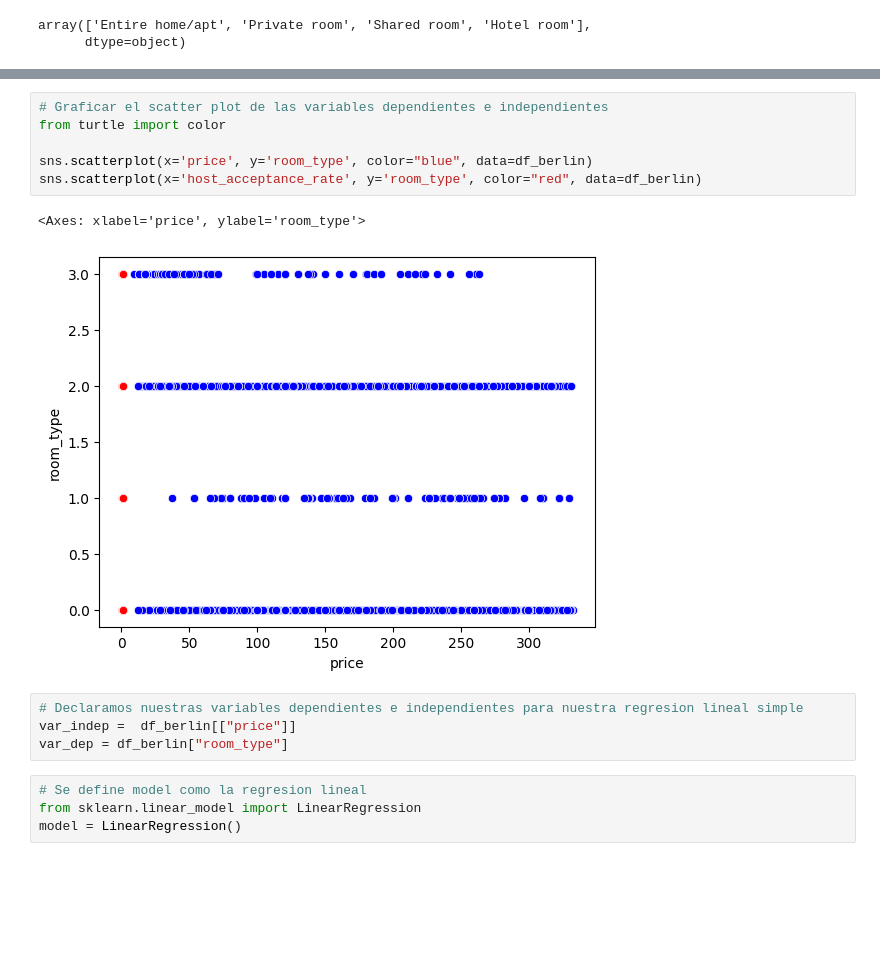
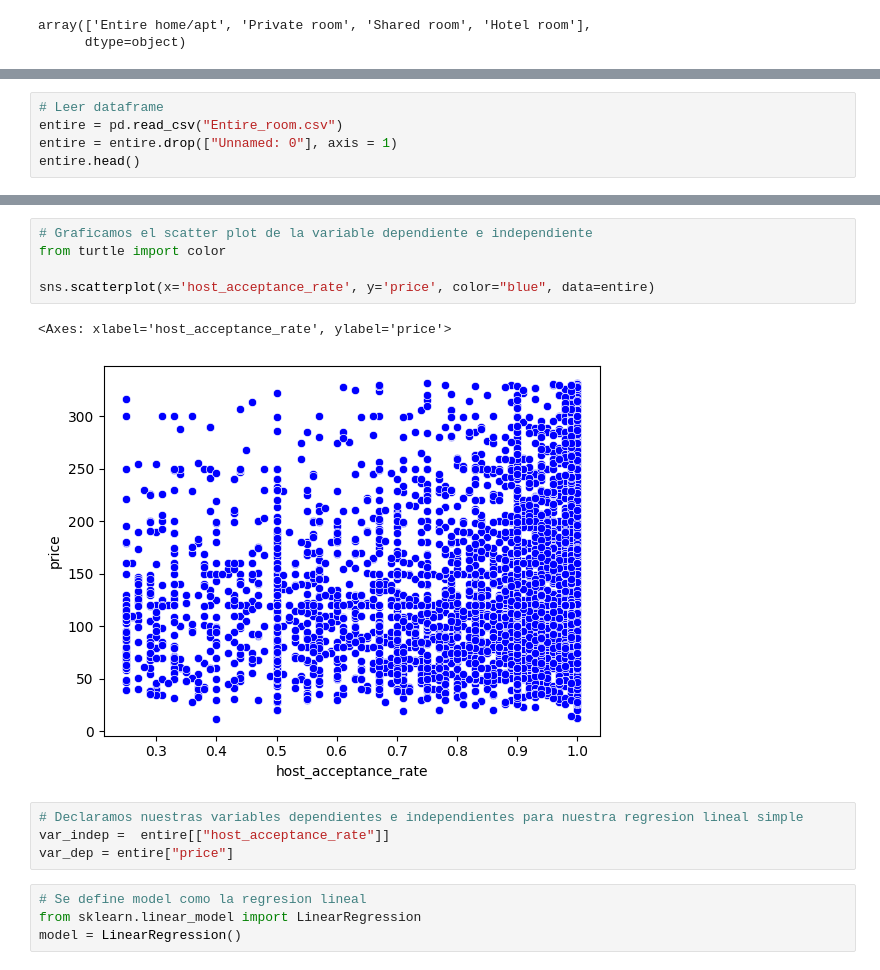
Before and after one commit to GabLopezAl/Regresion-Lineal-Simple-Y-Multiple, a Jupyter notebook: Codigo_Berlin.ipynb, the cells around one changed output, grey strips where cells are left out. Cells and saved outputs as stored; diff of their text form; blank space fills up the shorter version.

```diff
--- a/Codigo_Berlin.ipynb
+++ b/Codigo_Berlin.ipynb
@@ -68,0 +56,5 @@ df_berlin[['room_type']]
+# %%
+# Leer dataframe
+entire = pd.read_csv("Entire_room.csv")
+entire = entire.drop(["Unnamed: 0"], axis = 1)
+entire.head()
@@ -69,16 +69,15 @@ df_berlin[['room_type']]
 # %%
-# Graficar el scatter plot de las variables dependientes e independientes
+# Graficamos el scatter plot de la variable dependiente e independiente
 from turtle import color
 
-sns.scatterplot(x='price', y='room_type', color="blue", data=df_berlin)
-sns.scatterplot(x='host_acceptance_rate', y='room_type', color="red", data=df_berlin)
+sns.scatterplot(x='host_acceptance_rate', y='price', color="blue", data=entire)
 # %% [output]
-<Axes: xlabel='price', ylabel='room_type'>
+<Axes: xlabel='host_acceptance_rate', ylabel='price'>
-[figure, old version]
+[figure, new version]
 # %%
 # Declaramos nuestras variables dependientes e independientes para nuestra regresion lineal simple
-var_indep =  df_berlin[["price"]]
-var_dep = df_berlin["room_type"]
+var_indep =  entire[["host_acceptance_rate"]]
+var_dep = entire["price"]
 # %%
 # Se define model como la regresion lineal
 from sklearn.linear_model import LinearRegression
```
Also changed, not shown: parts of 15 cells of this notebook, 4 other files.
